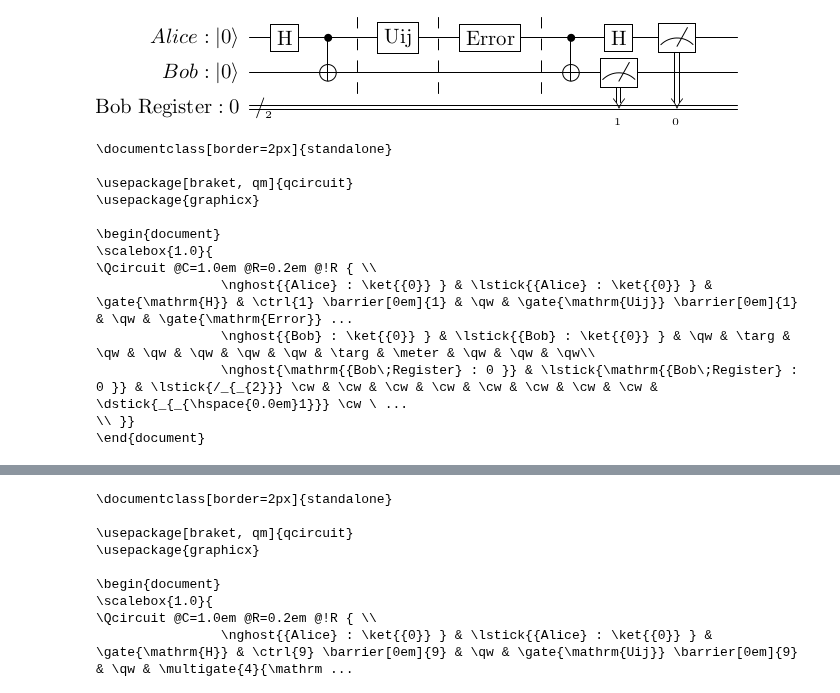
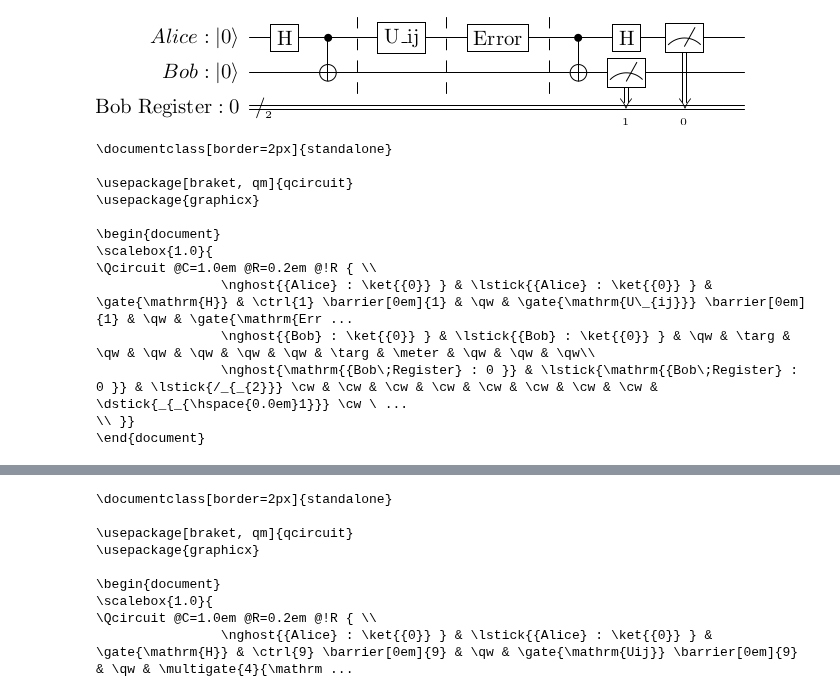
Before and after one commit to syedshubha/QNET25_Shubha, a Jupyter notebook: DenseErrorCKT.ipynb, the cells around one changed output, grey strips where cells are left out. Saved outputs shown, nothing was run; the diff lists cells and outputs as text; code cells hidden in the pictures.

```diff
--- a/DenseErrorCKT.ipynb
+++ b/DenseErrorCKT.ipynb
@@ -24,35 +41,35 @@ alice = QuantumRegister(1, name='Alice')
 bob = QuantumRegister(1, name='Bob')
 cr = ClassicalRegister(2, name= "Bob Register")
 circuit = QuantumCircuit(alice, bob, cr)
 
 # Create a custom gate
 error = Gate(name='Error', num_qubits=1, params=[])
-encode = Gate(name='Uij', num_qubits=1, params=[])
+encode = Gate(name='U_{ij}', num_qubits=1, params=[])
 
 circuit.h(0)
 circuit.cx(0, 1)
 
 circuit.barrier()
 
 circuit.append(encode,[0])
 circuit.barrier()
 
 
 
 circuit.append(error, [0])
 
 circuit.barrier()
 
 # Decode the message (Step 3)
 circuit.cx(0,1)  # Apply CNOT gate
 circuit.h(0)  # Apply Hadamard gate
 
 # Measure the qubits
 circuit.measure([0, 1],[0,1])
 
 circuit.draw(output="latex", initial_state=True)
 # %% [output]
-[figure, old version]
+[figure, new version]
 # %%
 latex_source = circuit.draw(output="latex_source", initial_state=True)
 print(latex_source)
@@ -65,7 +82,7 @@ print(latex_source)
 \begin{document}
 \scalebox{1.0}{
 \Qcircuit @C=1.0em @R=0.2em @!R { \\
-                \nghost{{Alice} : \ket{{0}} } & \lstick{{Alice} : \ket{{0}} } & \gate{\mathrm{H}} & \ctrl{1} \barrier[0em]{1} & \qw & \gate{\mathrm{Uij}} \barrier[0em]{1} & \qw & \gate{\mathrm{Error}} ...
+                \nghost{{Alice} : \ket{{0}} } & \lstick{{Alice} : \ket{{0}} } & \gate{\mathrm{H}} & \ctrl{1} \barrier[0em]{1} & \qw & \gate{\mathrm{U\_{ij}}} \barrier[0em]{1} & \qw & \gate{\mathrm{Err ...
                 \nghost{{Bob} : \ket{{0}} } & \lstick{{Bob} : \ket{{0}} } & \qw & \targ & \qw & \qw & \qw & \qw & \qw & \targ & \meter & \qw & \qw & \qw\\
                 \nghost{\mathrm{{Bob\;Register} : 0 }} & \lstick{\mathrm{{Bob\;Register} : 0 }} & \lstick{/_{_{2}}} \cw & \cw & \cw & \cw & \cw & \cw & \cw & \cw & \dstick{_{_{\hspace{0.0em}1}}} \cw \ ...
 \\ }}
```
Also changed, not shown: parts of 8 cells of this notebook.
